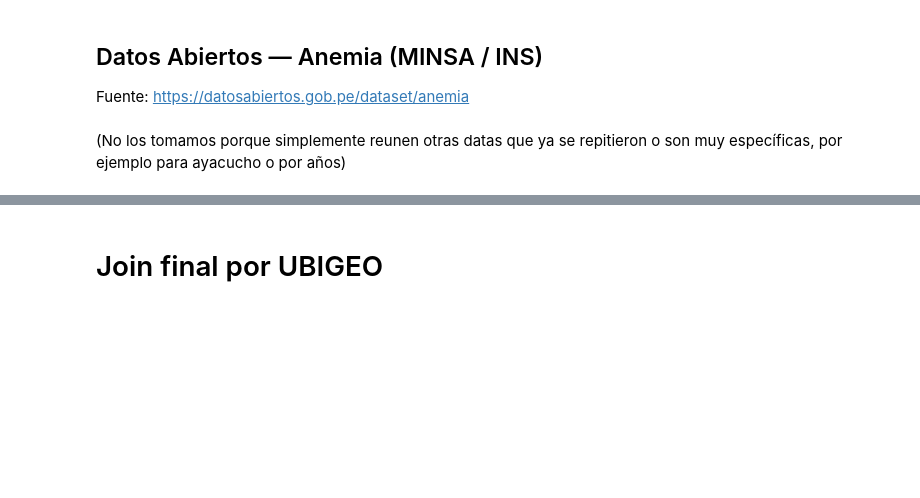
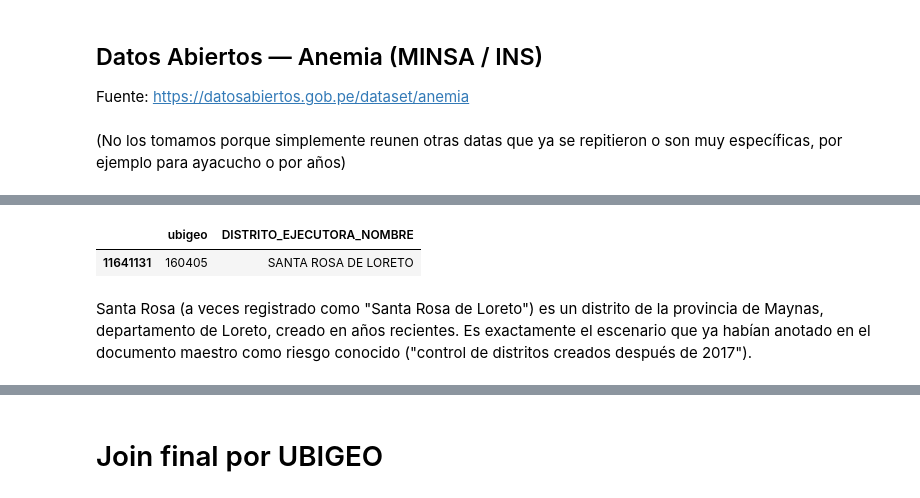
Before and after one commit to isdextre/causal-anemia-model, a Jupyter notebook: notebooks/00_join_ubigeo.ipynb, the cells around one changed output, grey strips where cells are left out. Drawn from its saved outputs; the diff is of its cells as text; code cells hidden in the pictures; blank space fills up the shorter version.

```diff
--- a/notebooks/00_join_ubigeo.ipynb
+++ b/notebooks/00_join_ubigeo.ipynb
@@ -527,0 +696,7 @@ siaf.head()
+# %%
+gasto_siaf[gasto_siaf['ubigeo'] == '160405'][['ubigeo', 'DISTRITO_EJECUTORA_NOMBRE']].drop_duplicates()
+# %% [output]
+|  | ubigeo | DISTRITO_EJECUTORA_NOMBRE |
+| 11641131 | 160405 | SANTA ROSA DE LORETO |
+# %% [markdown]
+Santa Rosa (a veces registrado como "Santa Rosa de Loreto") es un distrito de la provincia de Maynas, departamento de Loreto, creado en años recientes. Es exactamente el escenario que ya habían anotado en el documento maestro como riesgo conocido ("control de distritos creados después de 2017").
```
Also changed, not shown: parts of 16 cells of this notebook.
